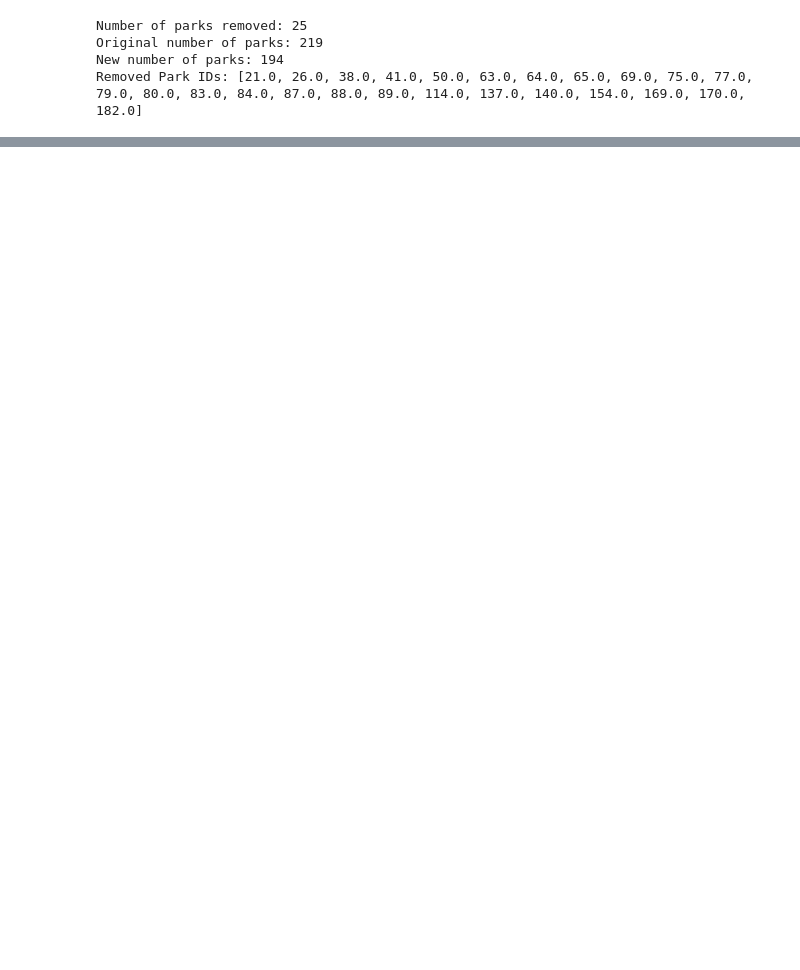
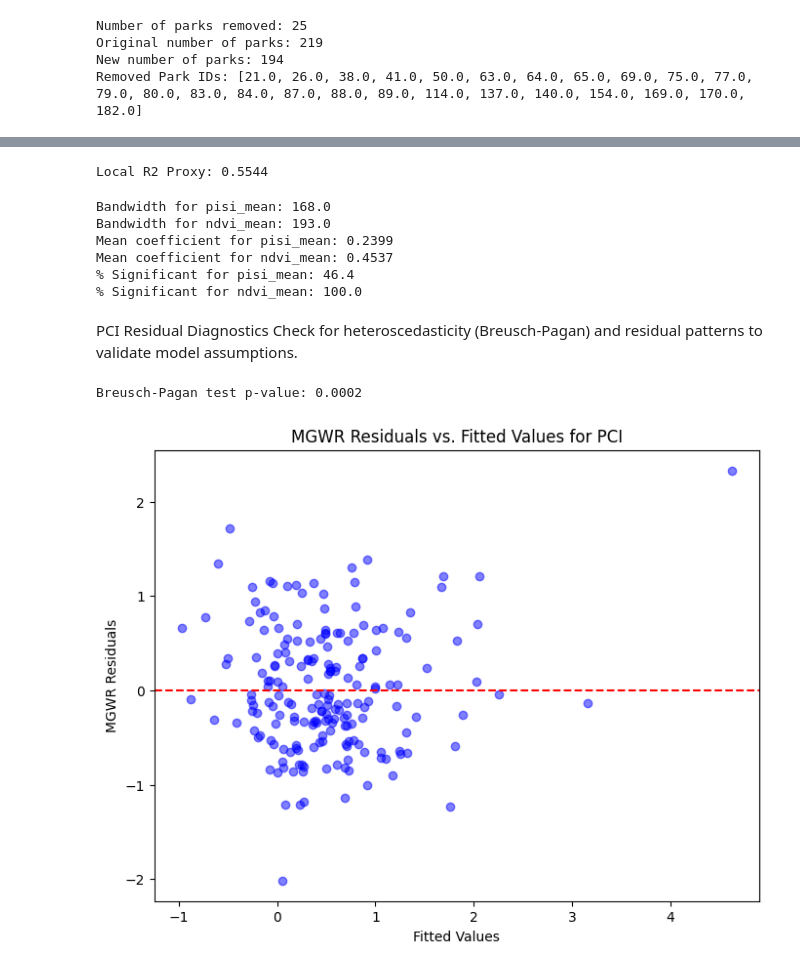
Before and after one commit to NourahAlhosain/CASA-Disso-25, a Jupyter notebook: 06_ImpactFactorsAnalysis.ipynb, the cells around one changed output, grey strips where cells are left out. Cells and saved outputs as stored; diff of their text form; code cells hidden in the pictures; blank space fills up the shorter version.

```diff
--- a/06_ImpactFactorsAnalysis.ipynb
+++ b/06_ImpactFactorsAnalysis.ipynb
@@ -528,0 +179,16 @@ Exported data to 'cooling_heating_parks.geojson' for QGIS visualization.
+# %%
+def run_mgwr_regression(data_gdf, metric, predictors, coords, w, n_samples, scaler, standardize, standardize_y, scaler_y=None):
+
+    X = scaler.transform(data_gdf[predictors]) if standardize else data_gdf[predictors].values
+    y = data_gdf[metric].values.reshape(-1, 1)
+    if standardize_y and scaler_y is not None:
+        y = scaler_y.transform(y)
+    selector = Sel_BW(coords, y, X, multi=True, kernel='bisquare', fixed=False)  # Initialize bandwidth selector
+    bw = selector.search(criterion='AICc') # Use AICc for bandwidth optimization
+    if bw is None or any(b > n_samples - 1 for b in bw): # Check for invalid bandwidths
+        logger.warning(f"Invalid bandwidths for {metric}. Falling back to half sample size.")
+        bw = np.full(len(predictors) + 1, max(2, n_samples // 2), dtype=int) # Use fallback bandwidth
+    mgwr_model = MGWR(coords, y, X, selector, fixed=False, kernel='bisquare')  # Initialize MGWR model
+    mgwr_results_metric = mgwr_model.fit() # Fit MGWR model
+    return {'model': mgwr_results_metric, 'bandwidths': bw}
+# Logic: Modified to handle standardization toggles; core MGWR logic preserved.
@@ -528,0 +261,7 @@ Exported data to 'cooling_heating_parks.geojson' for QGIS visualization.
+# %%
+# Run OLS regression for PCI
+ols_pci = run_ols_regression(data_gdf, 'PCI', predictors, w, scaler, standardize, standardize_y, scaler_y_dict.get('PCI'))
+print(f"\nOLS Summary for PCI:\n{ols_pci['summary']}")
+print(f"Moran's I for residuals: {ols_pci['moran_i']:.4f}, p-value: {ols_pci['moran_p']:.4f}")
+print(f"OLS AIC: {ols_pci['model'].aic:.4f}")
+# Logic: OLS as baseline; Moran's I tests spatial autocorrelation.
@@ -528,0 +286,7 @@ Exported data to 'cooling_heating_parks.geojson' for QGIS visualization.
+# %%
+# Run MGWR regression for PCI without interactions
+mgwr_pci = run_mgwr_regression(data_gdf, 'PCI', predictors, coords, w, len(data_gdf), scaler, standardize, standardize_y, scaler_y_dict.get('PCI'))
+print(f"MGWR Optimal Bandwidths for PCI: {mgwr_pci['bandwidths']}")
+print(f"MGWR Summary for PCI:")
+print(f"Global R2: {mgwr_pci['model'].R2:.4f}")
+print(f"MGWR AIC: {mgwr_pci['model'].aic:.4f}")
@@ -528,0 +298,46 @@ Exported data to 'cooling_heating_parks.geojson' for QGIS visualization.
+# %%
+# Store MGWR results for PCI
+store_mgwr_results(data_gdf, 'PCI', mgwr_pci, predictor_names, standardize_y, scaler_y_dict.get('PCI'))
+print(f"Local R2 Proxy: {data_gdf['PCI_localR2_proxy'].mean():.4f}")
+# Logic: Store coefficients and significance; local R² proxy evaluates fit.
+# %% [output]
+Local R2 Proxy: 0.5544
+# %%
+# Check bandwidths and mean coefficients for pisi_mean and ndvi_mean
+pisi_bw = mgwr_pci['bandwidths'][predictor_names.index('pisi_mean')]
+ndvi_bw = mgwr_pci['bandwidths'][predictor_names.index('ndvi_mean')]
+print(f"Bandwidth for pisi_mean: {pisi_bw}")
+print(f"Bandwidth for ndvi_mean: {ndvi_bw}")
+print(f"Mean coefficient for pisi_mean: {data_gdf['PCI_coef_pisi_mean'].mean():.4f}")
+print(f"Mean coefficient for ndvi_mean: {data_gdf['PCI_coef_ndvi_mean'].mean():.4f}")
+print(f"% Significant for pisi_mean: {data_gdf['PCI_sig_pisi_mean'].mean() * 100:.1f}")
+    #   %"
+print(f"% Significant for ndvi_mean: {data_gdf['PCI_sig_ndvi_mean'].mean() * 100:.1f}")
+    # Logic: Assess if pisi_mean's global effect (bandwidth 156) justifies retention despite -0.79 correlation; consider dropping if <50% significant.
+# %% [output]
+Bandwidth for pisi_mean: 168.0
+Bandwidth for ndvi_mean: 193.0
+Mean coefficient for pisi_mean: 0.2399
+Mean coefficient for ndvi_mean: 0.4537
+% Significant for pisi_mean: 46.4
+% Significant for ndvi_mean: 100.0
+# %% [markdown]
+PCI Residual Diagnostics
+Check for heteroscedasticity (Breusch-Pagan) and residual patterns to validate model assumptions.
+# %%
+# Breusch-Pagan test for OLS residuals
+bp_test = het_breuschpagan(ols_pci['model'].resid, ols_pci['model'].model.exog)
+print(f"Breusch-Pagan test p-value: {bp_test[1]:.4f}")  # If p<0.05, heteroscedasticity present
+
+# MGWR residuals vs. fitted values
+mgwr_residuals = data_gdf['PCI'] - mgwr_pci['model'].predy.flatten()
+plt.figure(figsize=(8, 6))
+plt.scatter(mgwr_pci['model'].predy.flatten(), mgwr_residuals, c='blue', alpha=0.5)
+plt.axhline(0, color='red', linestyle='--')
+plt.xlabel('Fitted Values')
+plt.ylabel('MGWR Residuals')
+plt.title('MGWR Residuals vs. Fitted Values for PCI')
+plt.show()
+# %% [output]
+Breusch-Pagan test p-value: 0.0002
+[figure, added]
```
Also changed, not shown: parts of 102 cells of this notebook, 7 other files.
